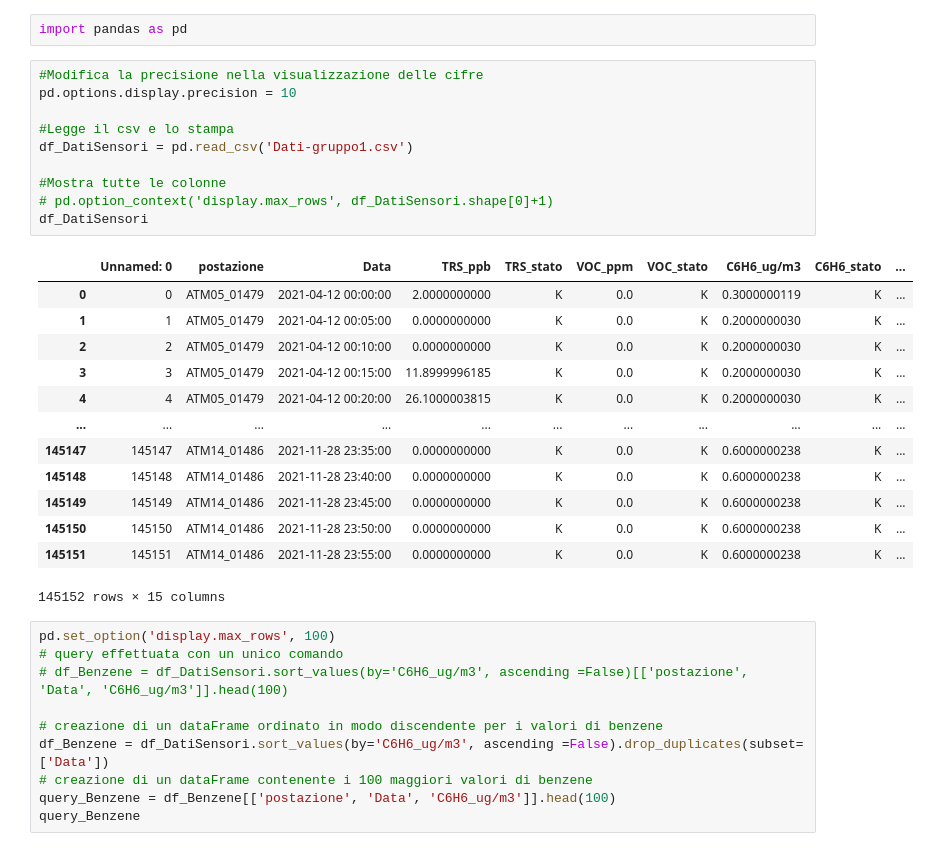
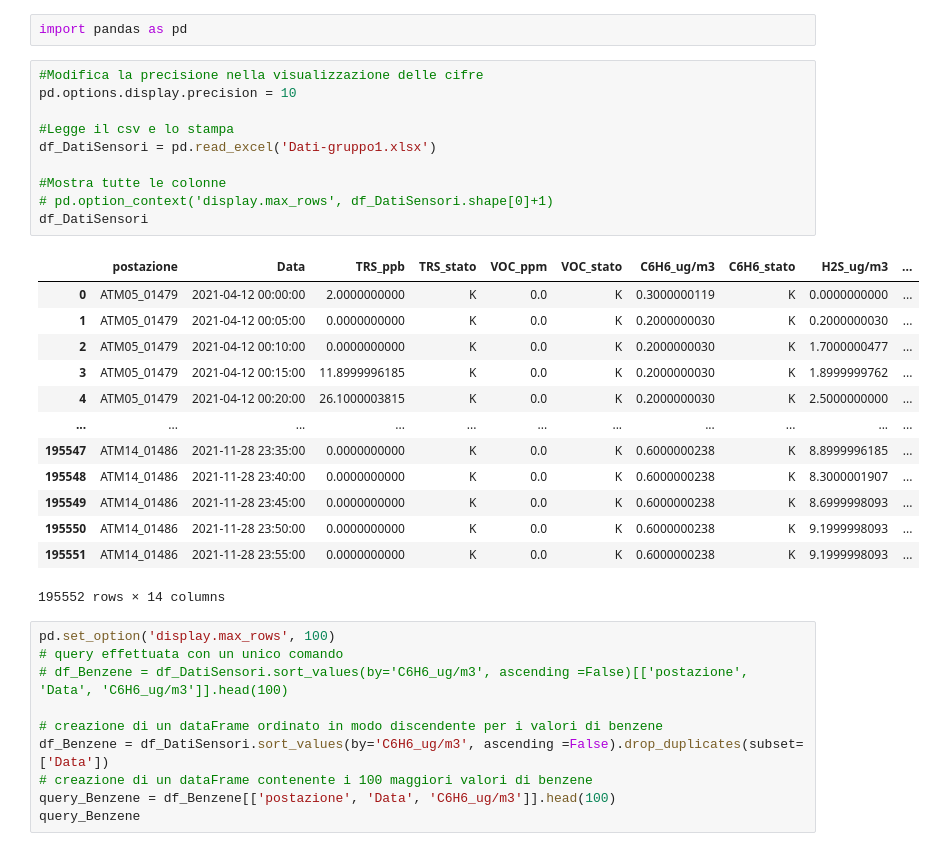
Before and after one commit to CH4nt014/Big-Data-project, a Jupyter notebook: ElaborazioneDati.ipynb, the cells around one changed output. Drawn from its saved outputs; the diff is of its cells as text.

```diff
--- a/ElaborazioneDati.ipynb
+++ b/ElaborazioneDati.ipynb
@@ -5,27 +5,27 @@ import pandas as pd
 # %%
 #Modifica la precisione nella visualizzazione delle cifre
 pd.options.display.precision = 10
 
 #Legge il csv e lo stampa
-df_DatiSensori = pd.read_csv('Dati-gruppo1.csv')
+df_DatiSensori = pd.read_excel('Dati-gruppo1.xlsx')
 
 #Mostra tutte le colonne
 # pd.option_context('display.max_rows', df_DatiSensori.shape[0]+1)
 df_DatiSensori
 # %% [output]
-|  | Unnamed: 0 | postazione | Data | TRS_ppb | TRS_stato | VOC_ppm | VOC_stato | C6H6_ug/m3 | C6H6_stato | ... |
-| 0 | 0 | ATM05_01479 | 2021-04-12 00:00:00 | 2.0000000000 | K | 0.0 | K | 0.3000000119 | K | ... |
-| 1 | 1 | ATM05_01479 | 2021-04-12 00:05:00 | 0.0000000000 | K | 0.0 | K | 0.2000000030 | K | ... |
-| 2 | 2 | ATM05_01479 | 2021-04-12 00:10:00 | 0.0000000000 | K | 0.0 | K | 0.2000000030 | K | ... |
-| 3 | 3 | ATM05_01479 | 2021-04-12 00:15:00 | 11.8999996185 | K | 0.0 | K | 0.2000000030 | K | ... |
-| 4 | 4 | ATM05_01479 | 2021-04-12 00:20:00 | 26.1000003815 | K | 0.0 | K | 0.2000000030 | K | ... |
+|  | postazione | Data | TRS_ppb | TRS_stato | VOC_ppm | VOC_stato | C6H6_ug/m3 | C6H6_stato | H2S_ug/m3 | ... |
+| 0 | ATM05_01479 | 2021-04-12 00:00:00 | 2.0000000000 | K | 0.0 | K | 0.3000000119 | K | 0.0000000000 | ... |
+| 1 | ATM05_01479 | 2021-04-12 00:05:00 | 0.0000000000 | K | 0.0 | K | 0.2000000030 | K | 0.2000000030 | ... |
+| 2 | ATM05_01479 | 2021-04-12 00:10:00 | 0.0000000000 | K | 0.0 | K | 0.2000000030 | K | 1.7000000477 | ... |
+| 3 | ATM05_01479 | 2021-04-12 00:15:00 | 11.8999996185 | K | 0.0 | K | 0.2000000030 | K | 1.8999999762 | ... |
+| 4 | ATM05_01479 | 2021-04-12 00:20:00 | 26.1000003815 | K | 0.0 | K | 0.2000000030 | K | 2.5000000000 | ... |
 | ... | ... | ... | ... | ... | ... | ... | ... | ... | ... | ... |
-| 145147 | 145147 | ATM14_01486 | 2021-11-28 23:35:00 | 0.0000000000 | K | 0.0 | K | 0.6000000238 | K | ... |
-| 145148 | 145148 | ATM14_01486 | 2021-11-28 23:40:00 | 0.0000000000 | K | 0.0 | K | 0.6000000238 | K | ... |
-| 145149 | 145149 | ATM14_01486 | 2021-11-28 23:45:00 | 0.0000000000 | K | 0.0 | K | 0.6000000238 | K | ... |
-| 145150 | 145150 | ATM14_01486 | 2021-11-28 23:50:00 | 0.0000000000 | K | 0.0 | K | 0.6000000238 | K | ... |
-| 145151 | 145151 | ATM14_01486 | 2021-11-28 23:55:00 | 0.0000000000 | K | 0.0 | K | 0.6000000238 | K | ... |
+| 195547 | ATM14_01486 | 2021-11-28 23:35:00 | 0.0000000000 | K | 0.0 | K | 0.6000000238 | K | 8.8999996185 | ... |
+| 195548 | ATM14_01486 | 2021-11-28 23:40:00 | 0.0000000000 | K | 0.0 | K | 0.6000000238 | K | 8.3000001907 | ... |
+| 195549 | ATM14_01486 | 2021-11-28 23:45:00 | 0.0000000000 | K | 0.0 | K | 0.6000000238 | K | 8.6999998093 | ... |
+| 195550 | ATM14_01486 | 2021-11-28 23:50:00 | 0.0000000000 | K | 0.0 | K | 0.6000000238 | K | 9.1999998093 | ... |
+| 195551 | ATM14_01486 | 2021-11-28 23:55:00 | 0.0000000000 | K | 0.0 | K | 0.6000000238 | K | 9.1999998093 | ... |
-145152 rows × 15 columns
+195552 rows × 14 columns
 # %%
 pd.set_option('display.max_rows', 100)
 # query effettuata con un unico comando
```
Also changed, not shown: parts of 1 cell of this notebook.
